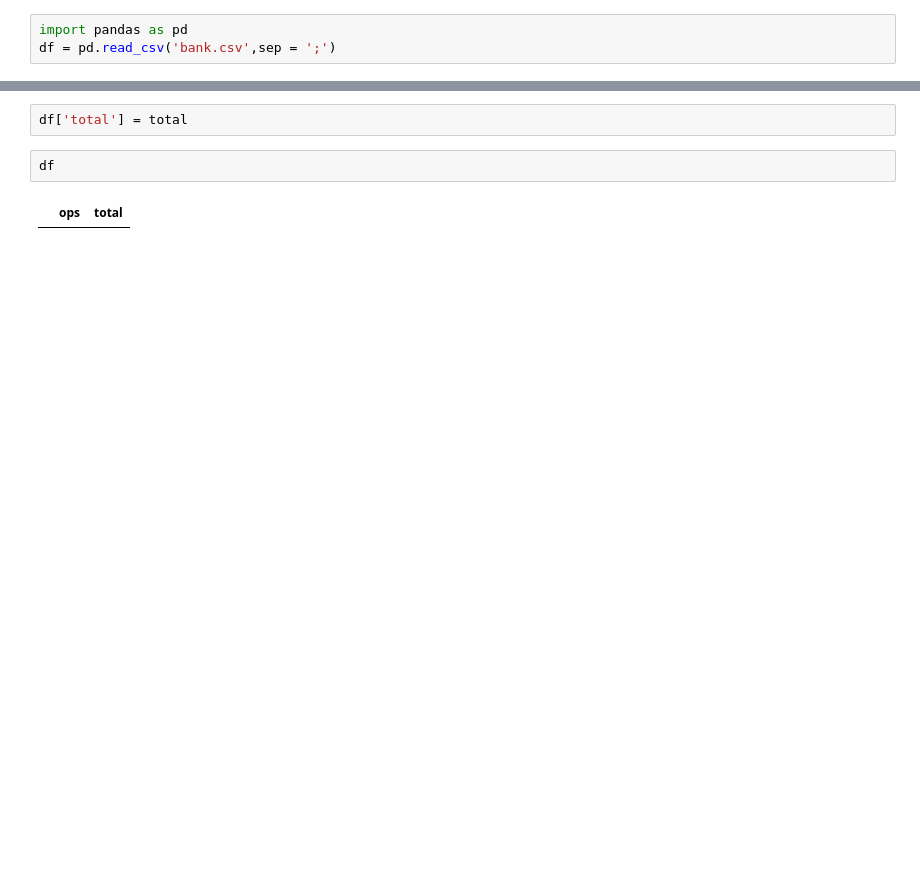
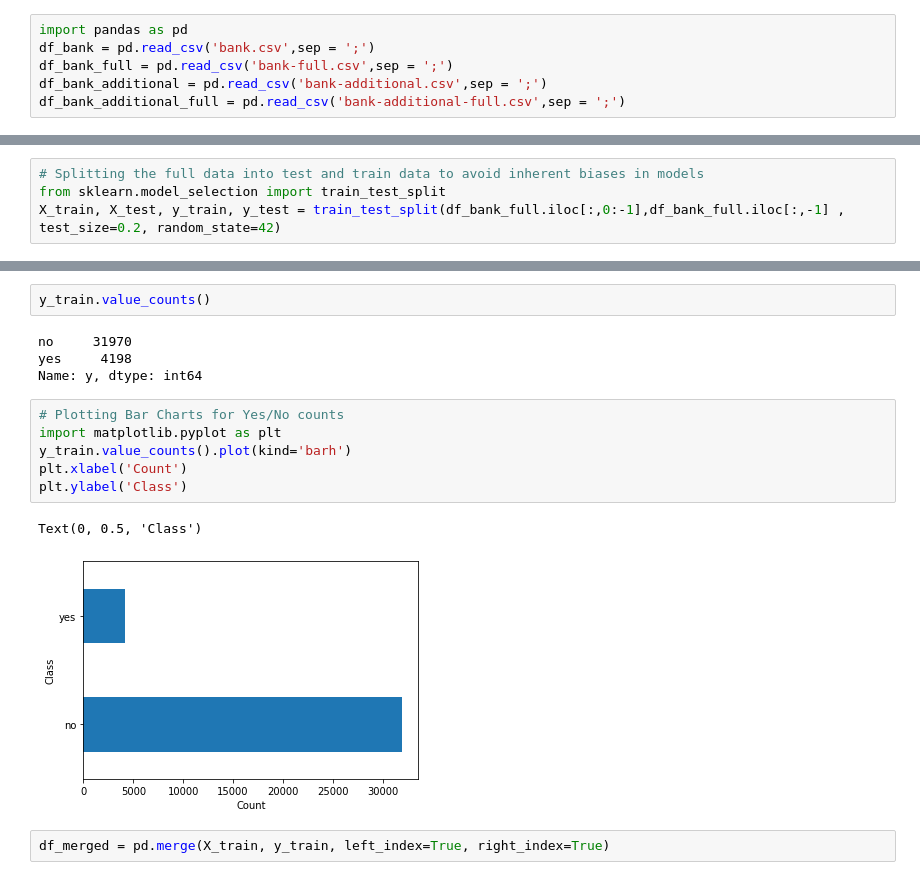
Before and after one commit to palit-ishan/Bank_Marketing_Campaign_Outcome, a Jupyter notebook: ML_Project_Notebook.ipynb, the cells around one changed output, grey strips where cells are left out. Drawn from its saved outputs; the diff is of its cells as text; blank space fills up the shorter version.

```diff
--- a/ML_Project_Notebook.ipynb
+++ b/ML_Project_Notebook.ipynb
@@ -6,5 +9,8 @@ uploaded = files.upload()
 Saving bank.csv to bank.csv
 # %%
 import pandas as pd
-df = pd.read_csv('bank.csv',sep = ';')
+df_bank = pd.read_csv('bank.csv',sep = ';')
+df_bank_full = pd.read_csv('bank-full.csv',sep = ';')
+df_bank_additional = pd.read_csv('bank-additional.csv',sep = ';')
+df_bank_additional_full = pd.read_csv('bank-additional-full.csv',sep = ';')
 # %%
@@ -17 +20,4 @@ Index(['age', 'job', 'marital', 'education', 'default', 'balance', 'housing',
 # %%
+# Splitting the full data into test and train data to avoid inherent biases in models
+from sklearn.model_selection import train_test_split
+X_train, X_test, y_train, y_test = train_test_split(df_bank_full.iloc[:,0:-1],df_bank_full.iloc[:,-1] , test_size=0.2, random_state=42)
@@ -22,6 +41,17 @@ df['ops'] = operation
 # %%
-df['total'] = total
+y_train.value_counts()
+# %% [output]
+no     31970
+yes     4198
+Name: y, dtype: int64
 # %%
-df
+# Plotting Bar Charts for Yes/No counts
+import matplotlib.pyplot as plt
+y_train.value_counts().plot(kind='barh')
+plt.xlabel('Count')
+plt.ylabel('Class')
 # %% [output]
-|  | ops | total |
+Text(0, 0.5, 'Class')
+[figure, added]
+# %%
+df_merged = pd.merge(X_train, y_train, left_index=True, right_index=True)
```
Also changed, not shown: parts of 10 cells of this notebook.
